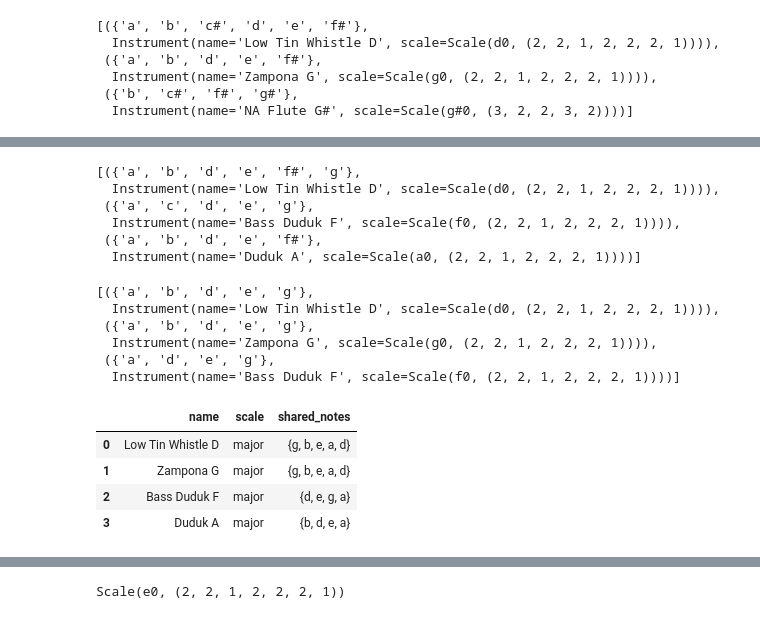
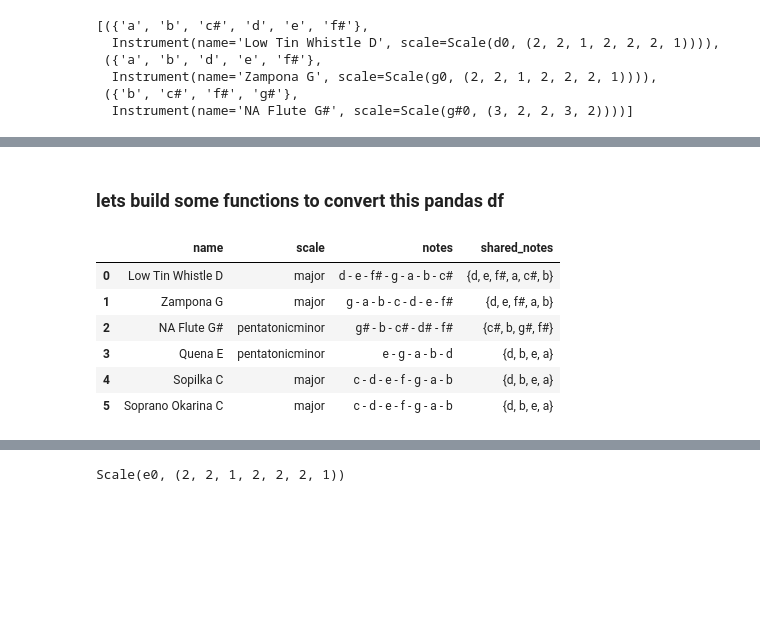
Before and after one commit to krysopath/jupyter-examples, a Jupyter notebook: music-theory.ipynb, the cells around one changed output, grey strips where cells are left out. Saved outputs shown, nothing was run; the diff lists cells and outputs as text; code cells hidden in the pictures; blank space fills up the shorter version.

```diff
--- a/music-theory.ipynb
+++ b/music-theory.ipynb
@@ -176,14 +176,16 @@ zampona_g = Instrument("Zampona G", Scale(Note("G4"), "major"))
 quena_e = Instrument("Quena E", Scale(Note("E4"), "pentatonicminor"))
 whistle_bb = Instrument("Tin Whistle Bb", Scale(Note("A#4"), "major"))
 
-# Instrument("Tin Whistle D", Scale(Note("D5"), "major")),
-# Instrument("Sopilka C", Scale(Note("C5"), "chromatic")),
-# Instrument("Alt Sopilka F", Scale(Note("F4"), "chromatic")),
-# Instrument("Soprano Okarina C", Scale(Note("C6"), "chromatic")),
-# Instrument("Trumpet Bb", Scale(Note("Bb2"), "chromatic")),
+# Instrument("Tin Whistle D", Scale(Note("D5"), "major"))
+sopilka_c = Instrument("Sopilka C", Scale(Note("C5"), "major"))
+sopilka_f = Instrument("Alt Sopilka F", Scale(Note("F4"), "major"))
+okarina_c = Instrument("Soprano Okarina C", Scale(Note("C6"), "major"))
+
 
 instruments = [bass_duduk_f, duduk_f, naf_d, naf_a1, naf_a2, naf_gis, naf_bb,
-               naf_f, naf_dis, whistle_d, zampona_g, quena_e, whistle_bb]
+               naf_f, naf_dis, whistle_d, zampona_g, quena_e, whistle_bb,
+               sopilka_c, sopilka_f, okarina_c
+              ]
 
 instruments
 # %% [output]
@@ -282,29 +281,32 @@ find_similar_instrument(duduk_in_Fmaj, instruments, 3)
-# %%
-find_similar_instrument(zamp_in_Gmaj, instruments, 3)
-# %% [output]
-[({'a', 'b', 'd', 'e', 'f#', 'g'},
-  Instrument(name='Low Tin Whistle D', scale=Scale(d0, (2, 2, 1, 2, 2, 2, 1)))),
- ({'a', 'c', 'd', 'e', 'g'},
-  Instrument(name='Bass Duduk F', scale=Scale(f0, (2, 2, 1, 2, 2, 2, 1)))),
- ({'a', 'b', 'd', 'e', 'f#'},
-  Instrument(name='Duduk A', scale=Scale(a0, (2, 2, 1, 2, 2, 2, 1))))]
-# %%
-find_similar_instrument(quena_in_Emin, instruments, 3)
-# %% [output]
-[({'a', 'b', 'd', 'e', 'g'},
-  Instrument(name='Low Tin Whistle D', scale=Scale(d0, (2, 2, 1, 2, 2, 2, 1)))),
- ({'a', 'b', 'd', 'e', 'g'},
-  Instrument(name='Zampona G', scale=Scale(g0, (2, 2, 1, 2, 2, 2, 1)))),
- ({'a', 'd', 'e', 'g'},
-  Instrument(name='Bass Duduk F', scale=Scale(f0, (2, 2, 1, 2, 2, 2, 1))))]
-# %%
-pd.DataFrame([
-    {"name": i[1].name, "scale": i[1].scale.scale_name[0], "shared_notes": i[0]}
-    for i in find_similar_instrument(quena_in_Emin, instruments, 4)
-])
-# %% [output]
-|  | name | scale | shared_notes |
-| 0 | Low Tin Whistle D | major | {g, b, e, a, d} |
-| 1 | Zampona G | major | {g, b, e, a, d} |
-| 2 | Bass Duduk F | major | {d, e, g, a} |
-| 3 | Duduk A | major | {b, d, e, a} |
+# %% [markdown]
+### lets build some functions to convert this pandas df
+# %%
+def serialize_instrument(instrument):
+    return {
+        "name": instrument.name,
+        "scale": instrument.scale.scale_name[0],
+        "notes": str(instrument.scale)
+    }
+
+def serialize_similar_instrument_search(search_item):
+    result = serialize_instrument(search_item[1])
+    result.update({"shared_notes": search_item[0]})
+    return result
+
+
+def to_dataframe(data, fn):
+    serialized = [ fn(i) for i in data]
+    return pd.DataFrame(serialized)
+# %%
+to_dataframe(
+    find_similar_instrument(duduk_in_Amaj, instruments, 6),
+    serialize_similar_instrument_search
+)
+# %% [output]
+|  | name | scale | notes | shared_notes |
+| 0 | Low Tin Whistle D | major | d - e - f# - g - a - b - c# | {d, e, f#, a, c#, b} |
+| 1 | Zampona G | major | g - a - b - c - d - e - f# | {d, e, f#, a, b} |
+| 2 | NA Flute G# | pentatonicminor | g# - b - c# - d# - f# | {c#, b, g#, f#} |
+| 3 | Quena E | pentatonicminor | e - g - a - b - d | {d, b, e, a} |
+| 4 | Sopilka C | major | c - d - e - f - g - a - b | {d, b, e, a} |
+| 5 | Soprano Okarina C | major | c - d - e - f - g - a - b | {d, b, e, a} |
```
Also changed, not shown: parts of 31 cells of this notebook.
